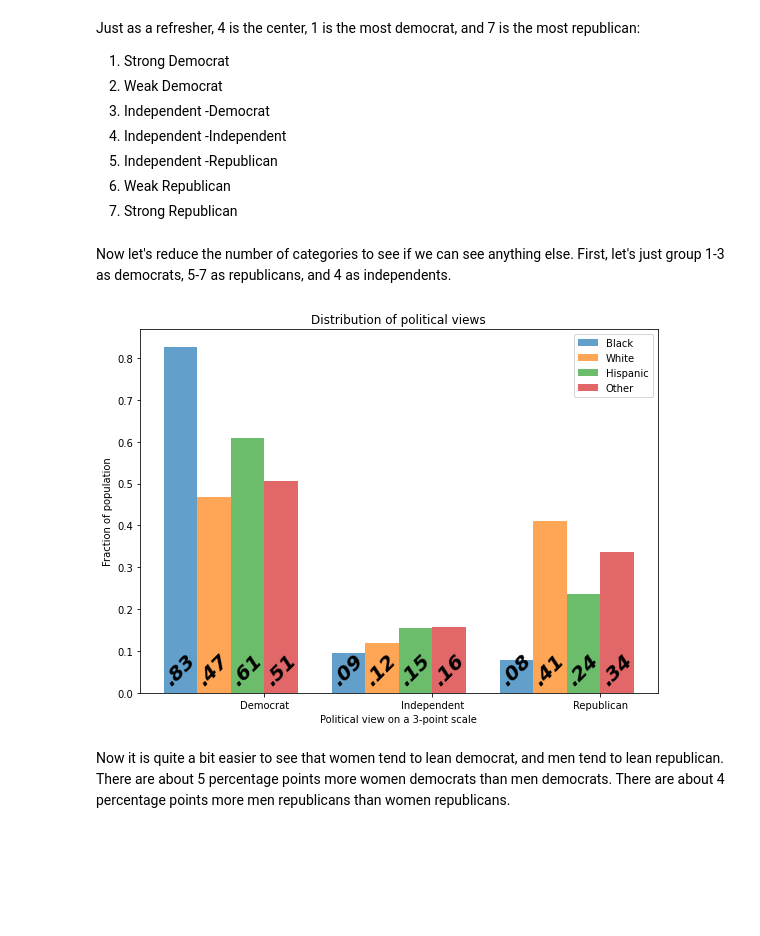
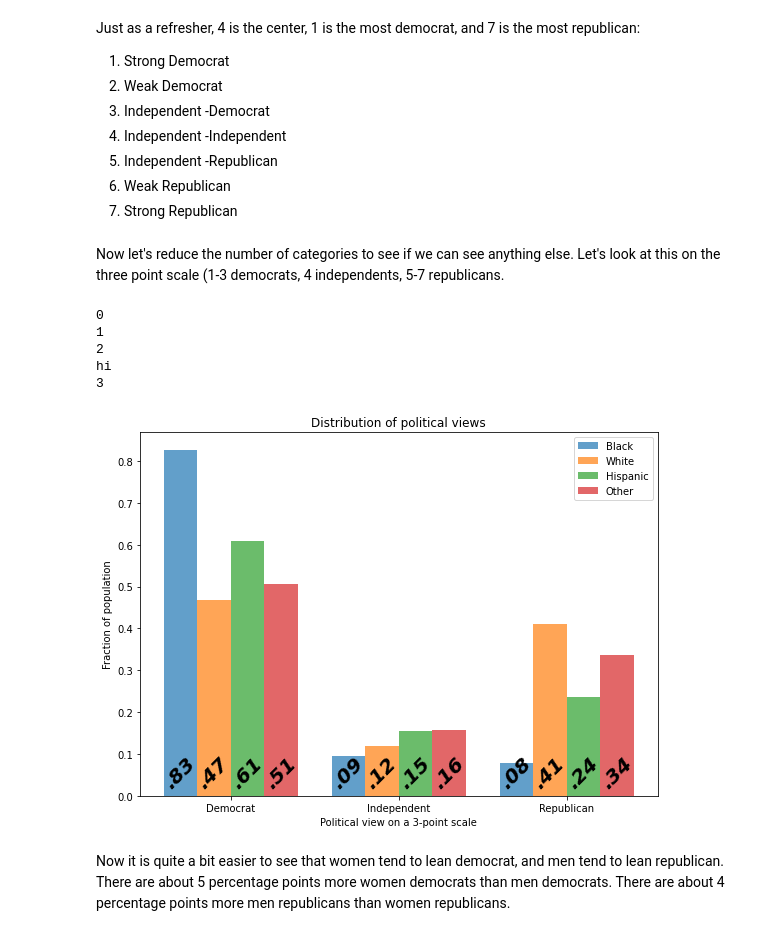
Before and after one commit to mstites/parentPoliticalCorr, a Jupyter notebook: project.ipynb, the cells around one changed output. Saved outputs shown, nothing was run; the diff lists cells and outputs as text; code cells hidden in the pictures; blank space fills up the shorter version.

```diff
--- a/project.ipynb
+++ b/project.ipynb
@@ -295,9 +297,8 @@ TO DO
 # %% [markdown]
 Finally let's construct a dataframe to keep all our data organized for when we do analysis:
 # %%
-d = {'gender': gender, 'race': race, 'income': income, 'age': age, 'educ':educ, 'fatherPol':fatherPol, 'motherPol': motherPol, 'pol': pol}
+d = {'year': year, 'gender': gender, 'race': race, 'income': income, 'age': age, 'educ':educ, 'fatherPol':fatherPol, 'motherPol': motherPol, 'pol': pol, 'pol7': pol7}
 # d = {'gender':gender}
 data = pd.DataFrame(data=d)
-data = data.set_index(year) # ran into issue when setting index in initial declare that it messed with the data
 data
 # %% [output]
@@ -329,5 +341,3 @@ First some functions and params to help with plotting:
-# %%
-plt.rcParams["figure.figsize"] = (8, 6)
 # %%
 def decorate(**options):
     """Decorate the current axes.
@@ -382,8 +392,13 @@ def pmfComparison(data, fontsize=20, xOffset=0, yOffset=0, **options):
         if pmf.min() < plotMin:
             plotMin = pmf.min() # store new plot minimum
 
-    for pmf, offset in pmfList: # plot and label each pmf
-        plt.bar(pmf.qs+offset, pmf, width=width, align='edge', alpha=0.7, **options) # plot
+    for i, (pmf, offset) in enumerate(pmfList): # plot and label each pmf
+        print(i)
+        if i == int(len(data)/2): # if at half way, do any options
+            print('hi')
+            plt.bar(pmf.qs+offset, pmf, width=width, align='edge', alpha=0.7, **options) # plot
+        else:
+            plt.bar(pmf.qs+offset, pmf, width=width, align='edge', alpha=0.7) # plot
         annotateBars(pmf, offset + xOffset, plotMin/4 + yOffset, len(data), fontsize) # annotate
         labels.append(pmf.name) # store label
 
@@ -480,4 +508,4 @@ Just as a refresher, 4 is the center, 1 is the most democrat, and 7 is the most
 6. Weak Republican
 7. Strong Republican
 # %% [markdown]
-Now let's reduce the number of categories to see if we can see anything else. First, let's just group 1-3 as democrats, 5-7 as republicans, and 4 as independents.
+Now let's reduce the number of categories to see if we can see anything else. Let's look at this on the three point scale (1-3 democrats, 4 independents, 5-7 republicans.
@@ -493,8 +512,22 @@ other2 = other.replace(remap)
+# %%
+black3 = data[data['race']=='black']['pol']
+black3.name = 'Black'
+white3 = data[data['race']=='white']['pol']
+white3.name = 'White'
+hispanic3 = data[data['race']=='hispanic']['pol']
+hispanic3.name = 'Hispanic'
+other3 = data[data['race']=='other']['pol']
+other3.name = 'Other'
 # %%
-pmfComparison([black2, white2, hispanic2, other2], tick_label = ['Democrat', 'Independent', 'Republican'], xOffset=0.08)
+pmfComparison([black3, white3, hispanic3, other3], tick_label = ['Democrat', 'Independent', 'Republican'], xOffset=0.08)
 decorate(xlabel='Political view on a 3-point scale',ylabel='Fraction of population', title='Distribution of political views')
 # %% [output]
+0
+1
+2
+hi
+3
-[figure, old version]
+[figure, new version]
 # %% [markdown]
 Now it is quite a bit easier to see that women tend to lean democrat, and men tend to lean republican. There are about 5 percentage points more women democrats than men democrats. There are about 4 percentage points more men republicans than women republicans.
 # %% [markdown]
```
Also changed, not shown: parts of 51 cells of this notebook.
